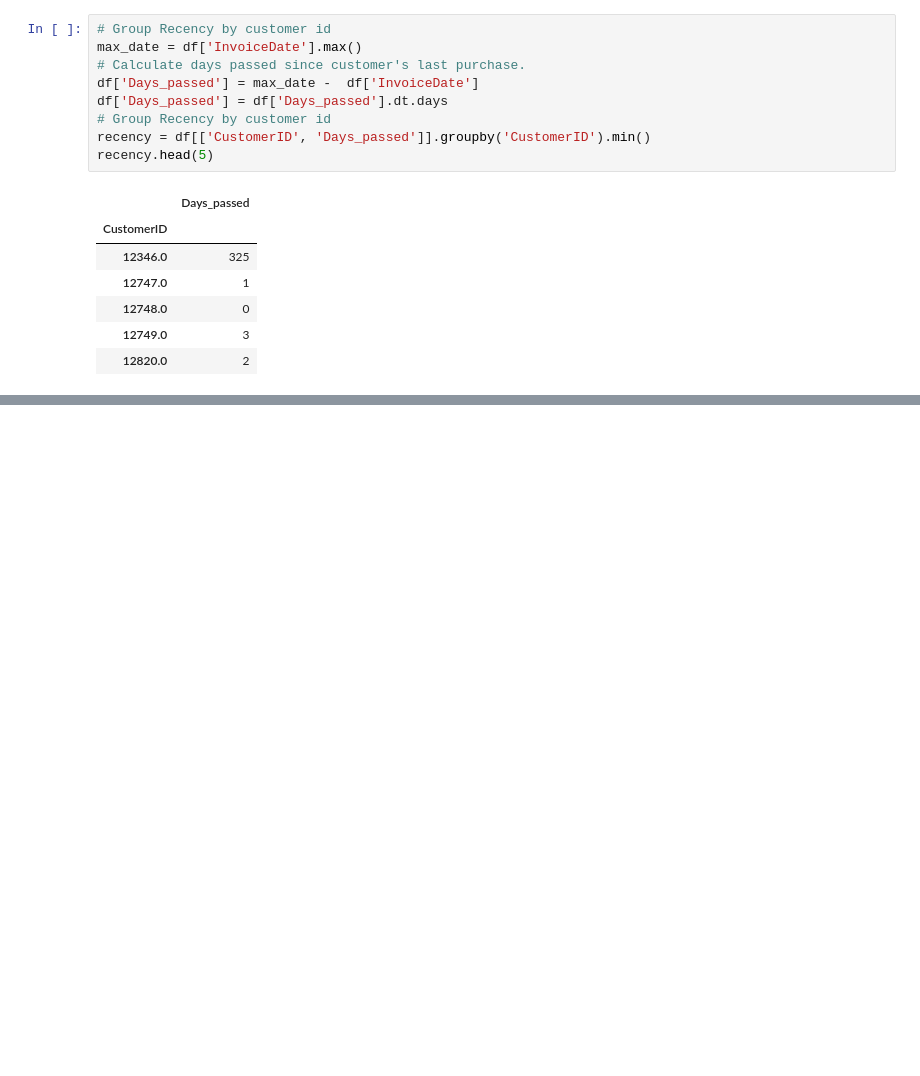
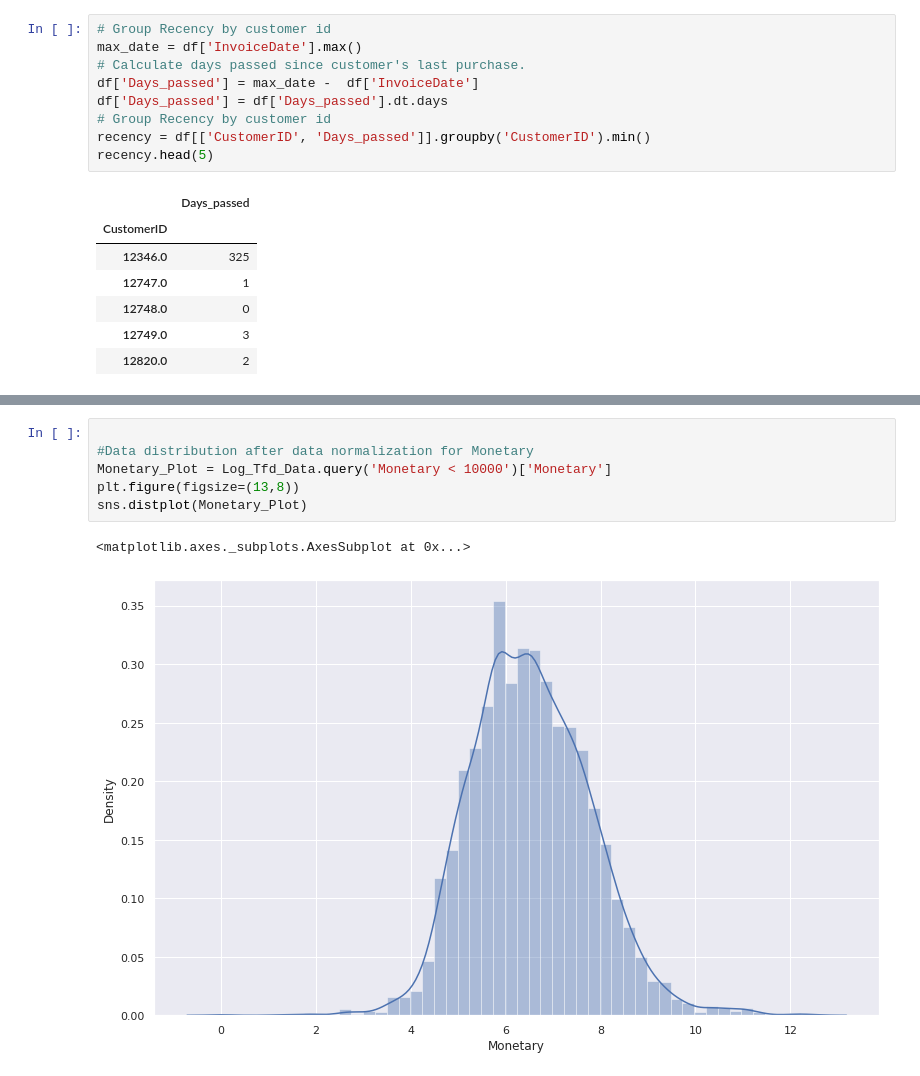
Before and after one commit to dsnnaveen/Online-Retail-Customer-Segementaion, a Jupyter notebook: Online_Retail_Customer_Segmentation_Capstone_Project.ipynb, the cells around one changed output, grey strips where cells are left out. Cells and saved outputs as stored; diff of their text form; blank space fills up the shorter version.

```diff
--- a/Online_Retail_Customer_Segmentation_Capstone_Project.ipynb
+++ b/Online_Retail_Customer_Segmentation_Capstone_Project.ipynb
@@ -439,0 +509,9 @@ recency.head(5)
+# %%
+
+#Data distribution after data normalization for Monetary
+Monetary_Plot = Log_Tfd_Data.query('Monetary < 10000')['Monetary']
+plt.figure(figsize=(13,8))
+sns.distplot(Monetary_Plot)
+# %% [output]
+<matplotlib.axes._subplots.AxesSubplot at 0x...>
+[figure, added]
```
Also changed, not shown: parts of 6 cells of this notebook.
